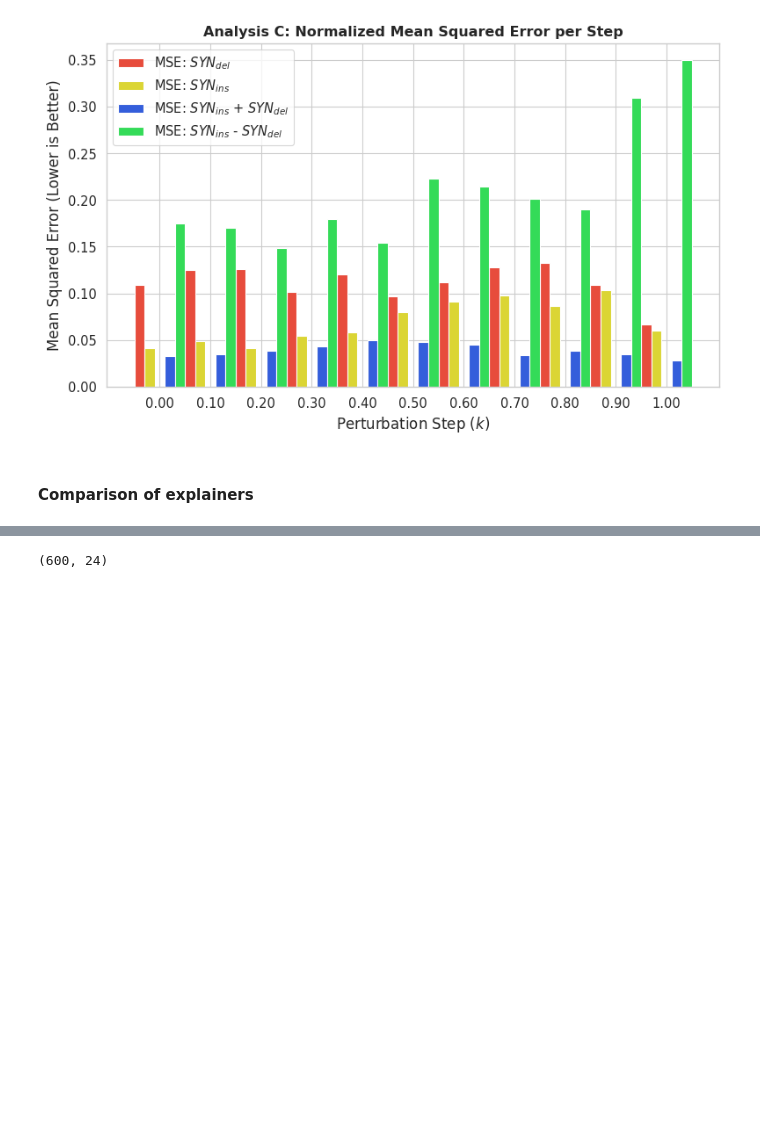
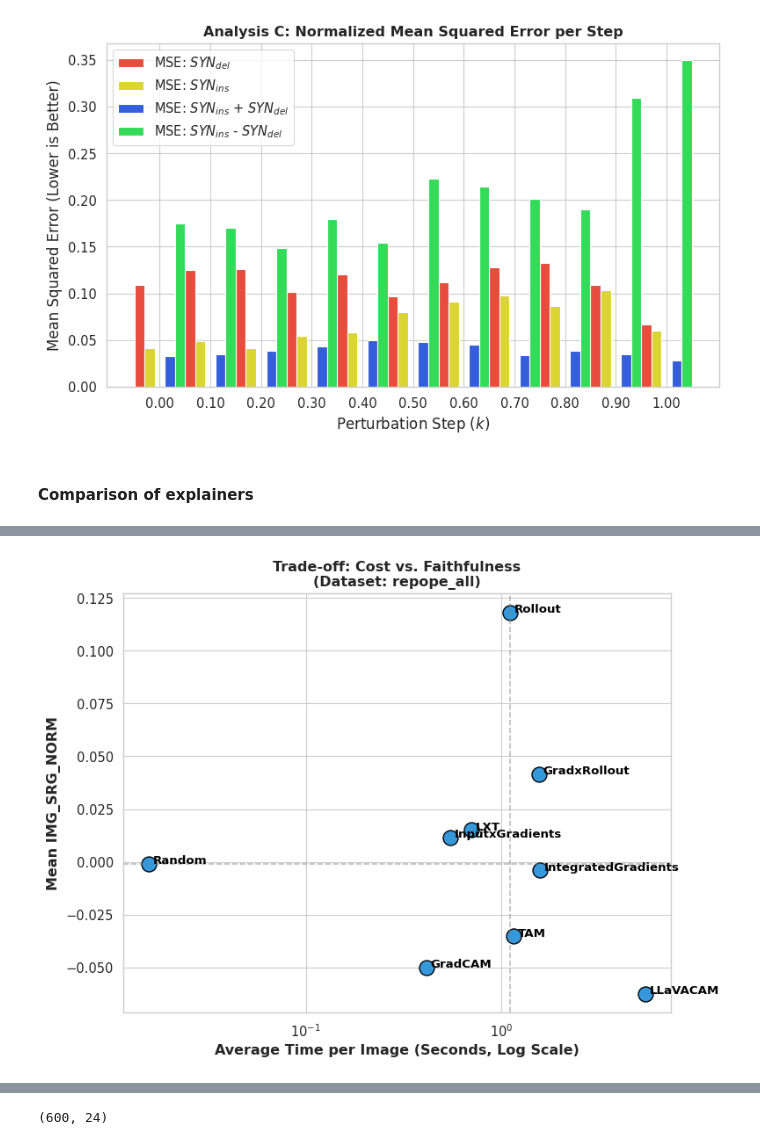
Before and after one commit to serval-uni-lu/xai-vdoc-benchmark, a Jupyter notebook: notebooks/test.ipynb, the cells around one changed output, grey strips where cells are left out. Cells and saved outputs as stored; diff of their text form; code cells hidden in the pictures; blank space fills up the shorter version.

```diff
--- a/notebooks/test.ipynb
+++ b/notebooks/test.ipynb
@@ -5708,0 +6134,6 @@ def analyze_stepwise_curves(results_file="repope_evaluation_results.jsonl"):
+# %%
+if 'xai_gen_time' in df.columns:
+    plot_speed_vs_performance(df, perf_metric='img_srg_norm', time_metric='xai_gen_time',
+                              dataset_filter="repope_all",)
+# %% [output]
+[figure, added]
```
Also changed, not shown: parts of 49 cells of this notebook, 4 other files.
